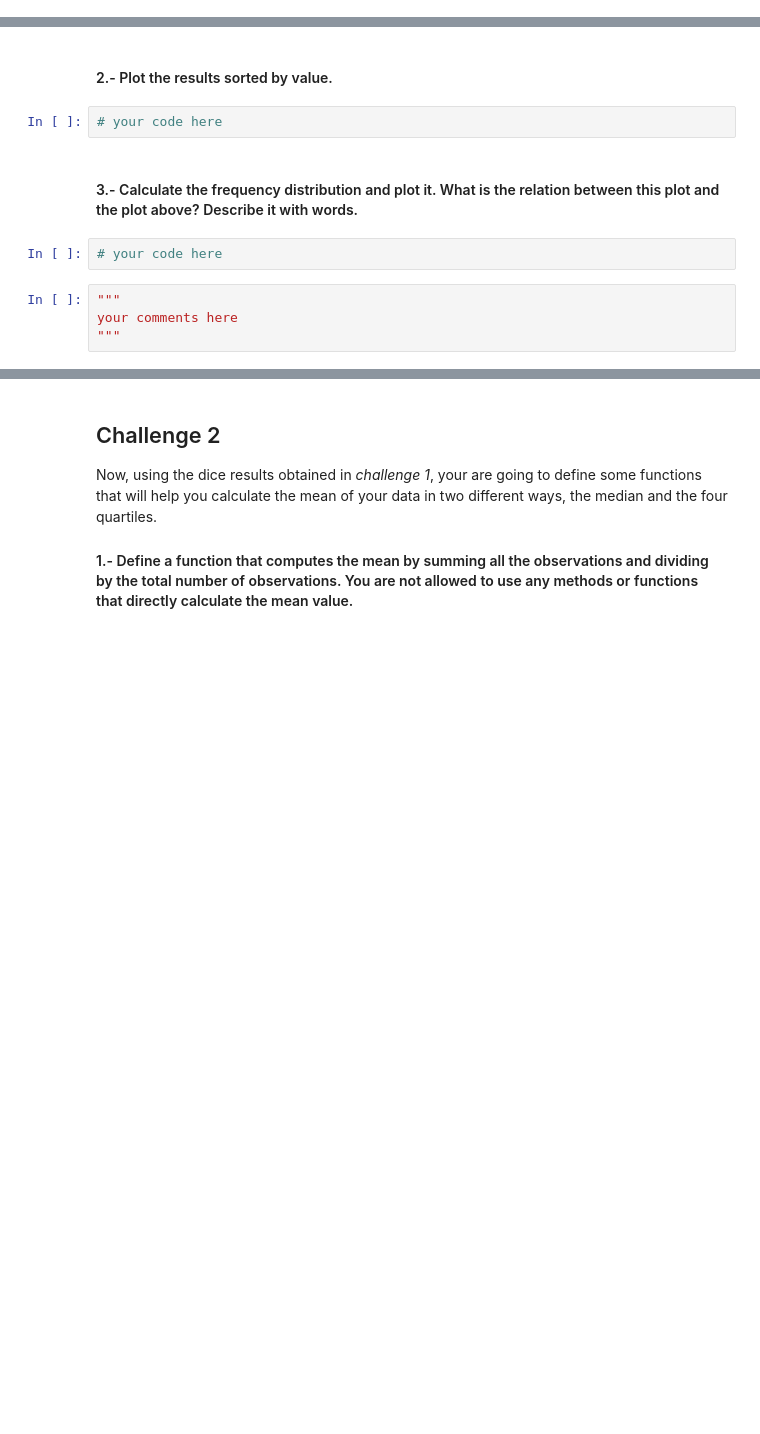
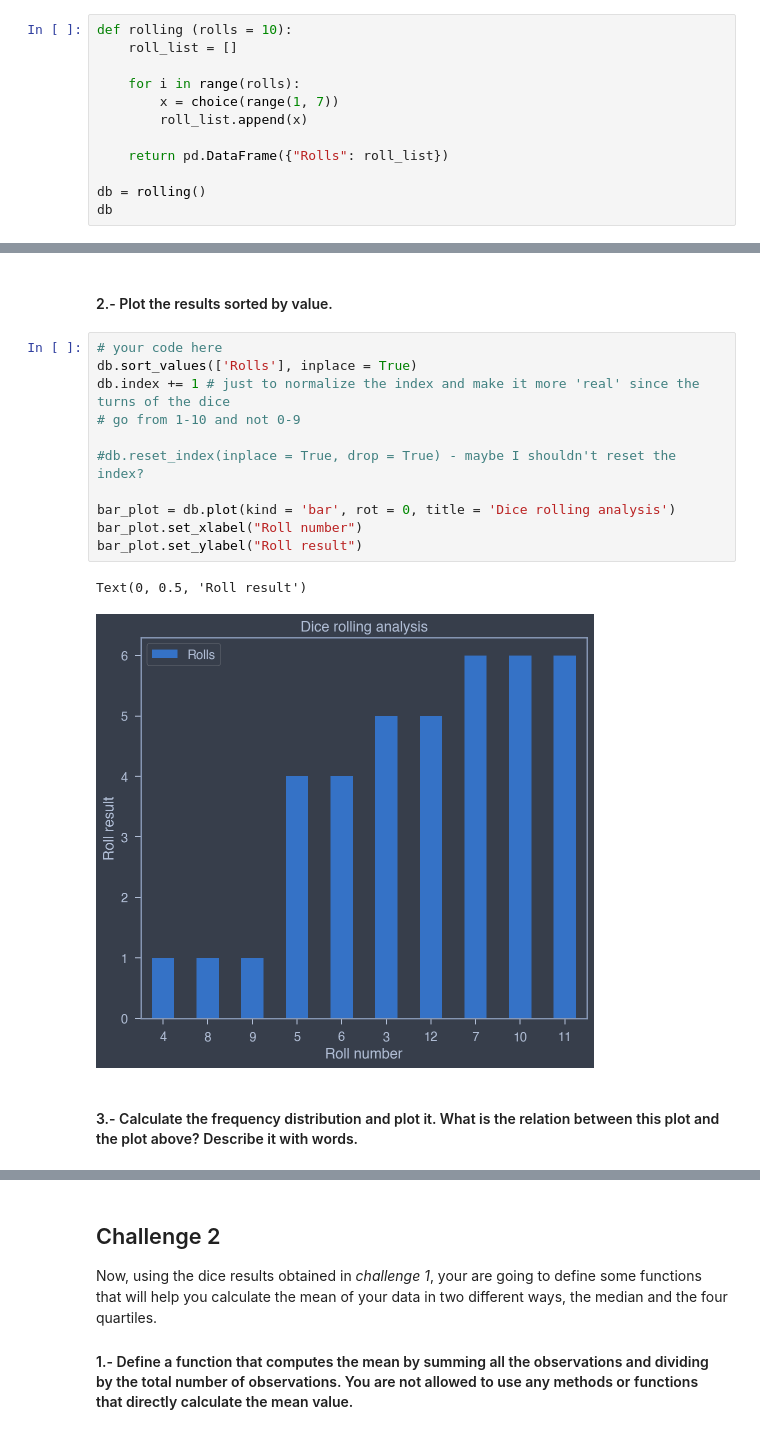
Before and after one commit to ta-data-lis/lab-understanding-descriptive-stats, a Jupyter notebook: your-code/main.ipynb, the cells around one changed output, grey strips where cells are left out. Drawn from its saved outputs; the diff is of its cells as text; blank space fills up the shorter version.

```diff
--- a/your-code/main.ipynb
+++ b/your-code/main.ipynb
@@ -14,0 +15,12 @@ import numpy as np
+# %%
+def rolling (rolls = 10):
+    roll_list = []
+
+    for i in range(rolls):
+        x = choice(range(1, 7))
+        roll_list.append(x)
+
+    return pd.DataFrame({"Rolls": roll_list})
+
+db = rolling()
+db
@@ -15,12 +39,18 @@ import numpy as np
 # %% [markdown]
 #### 2.- Plot the results sorted by value.
-# %%
-# your code here
+# %%
+# your code here
+db.sort_values(['Rolls'], inplace = True)
+db.index += 1 # just to normalize the index and make it more 'real' since the turns of the dice
+# go from 1-10 and not 0-9
+
+#db.reset_index(inplace = True, drop = True) - maybe I shouldn't reset the index?
+
+bar_plot = db.plot(kind = 'bar', rot = 0, title = 'Dice rolling analysis')
+bar_plot.set_xlabel("Roll number")
+bar_plot.set_ylabel("Roll result")
+# %% [output]
+Text(0, 0.5, 'Roll result')
+[figure, added]
 # %% [markdown]
 #### 3.- Calculate the frequency distribution and plot it. What is the relation between this plot and the plot above? Describe it with words.
-# %%
-# your code here
-# %%
-"""
-your comments here
-"""
```
Also changed, not shown: parts of 5 cells of this notebook.
